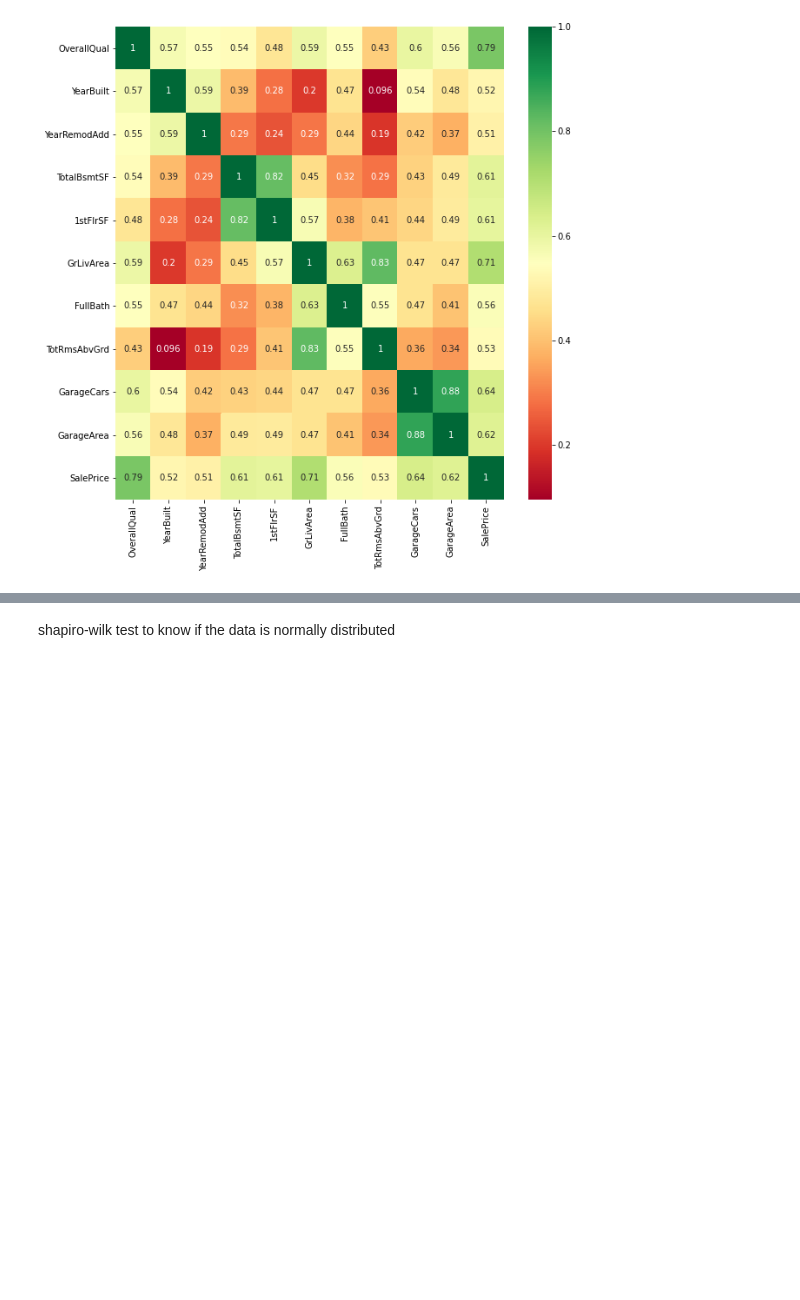
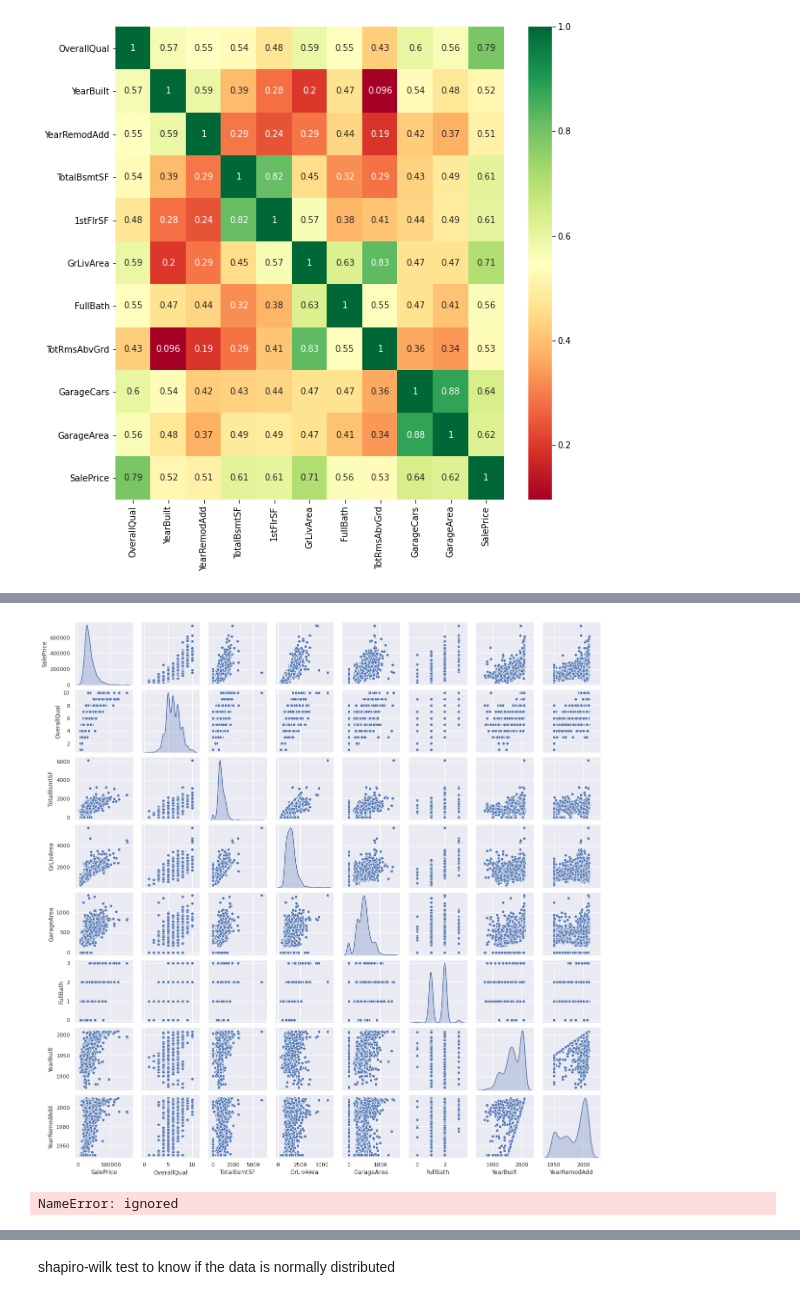
Before and after one commit to nilberthsouza/HousePricingPredict, a Jupyter notebook: EDA.ipynb, the cells around one changed output, grey strips where cells are left out. Drawn from its saved outputs; the diff is of its cells as text; code cells hidden in the pictures; blank space fills up the shorter version.

Commit message:
pairplot

```diff
--- a/EDA.ipynb
+++ b/EDA.ipynb
@@ -51,3 +68,15 @@ sns.barplot(train.SalePrice, train.OverallQual)
+# %%
+import seaborn as sns
+sns.set()
+columns = ['SalePrice','OverallQual','TotalBsmtSF','GrLivArea','GarageArea','FullBath','YearBuilt','YearRemodAdd']
+sns.pairplot(train[columns],size = 2 ,kind ='scatter',diag_kind='kde')
+plt.show()
+# %% [output]
+[figure, added]
+# %%
+f.head()
+# %% [output]
+NameError: ignored
 # %%
 plt.subplot2grid((0,2),(0,0))
 from scipy import stats
```
Also changed, not shown: parts of 19 cells of this notebook.
